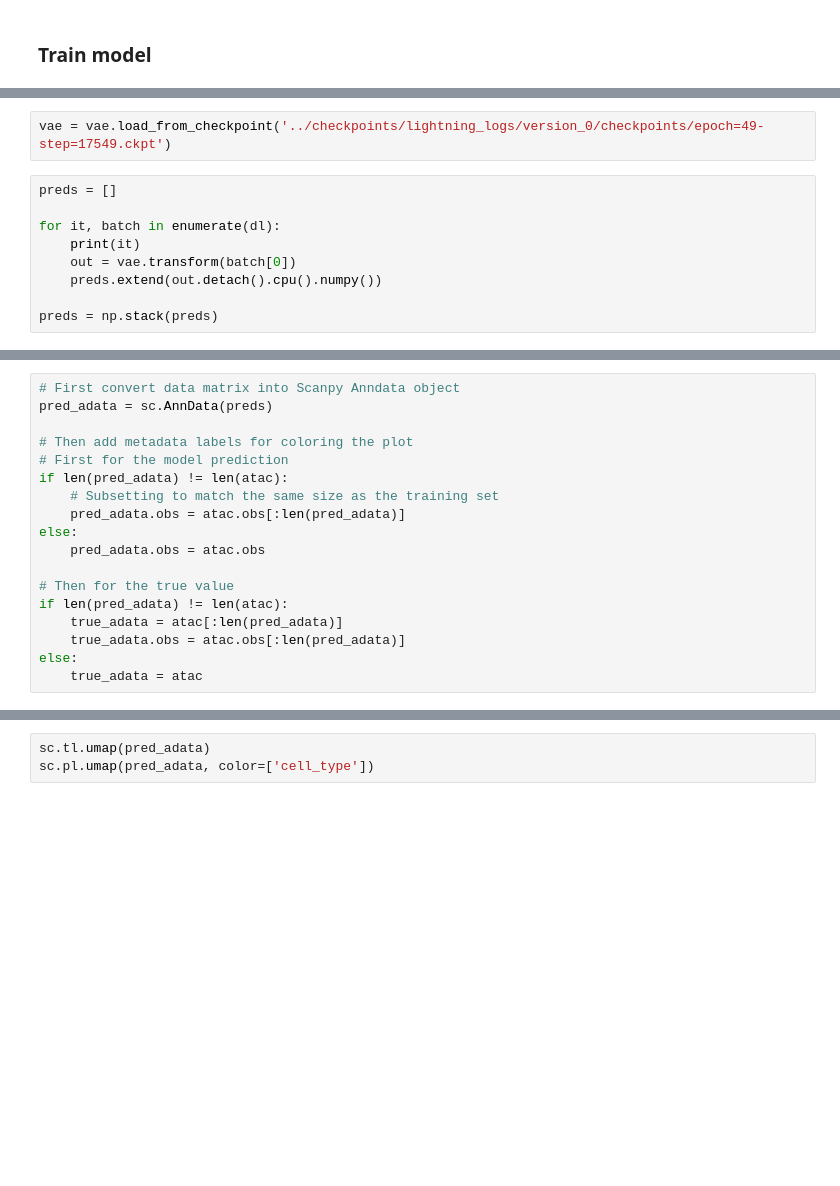
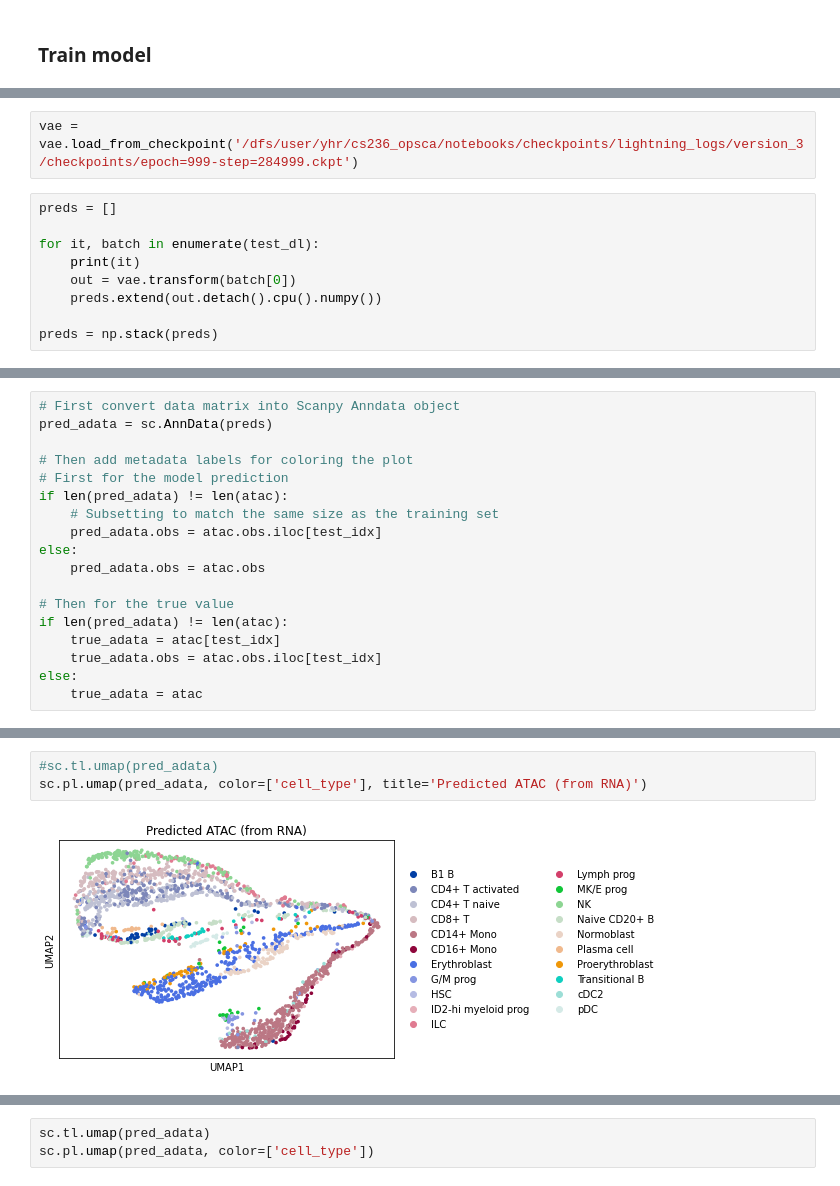
Before and after one commit to yhr91/cs236_opsca, a Jupyter notebook: notebooks/VAE-Analysis.ipynb, the cells around one changed output, grey strips where cells are left out. Saved outputs shown, nothing was run; the diff lists cells and outputs as text; blank space fills up the shorter version.

```diff
--- a/notebooks/VAE-Analysis.ipynb
+++ b/notebooks/VAE-Analysis.ipynb
@@ -247,9 +219,9 @@ TypeError: object of type 'NoneType' has no len()
 # %%
-vae = vae.load_from_checkpoint('../checkpoints/lightning_logs/version_0/checkpoints/epoch=49-step=17549.ckpt')
+vae = vae.load_from_checkpoint('/dfs/user/yhr/cs236_opsca/notebooks/checkpoints/lightning_logs/version_3/checkpoints/epoch=999-step=284999.ckpt')
 # %%
 preds = []
 
-for it, batch in enumerate(dl):
+for it, batch in enumerate(test_dl):
     print(it)
     out = vae.transform(batch[0])
     preds.extend(out.detach().cpu().numpy())
@@ -271,14 +257,14 @@ pred_adata = sc.AnnData(preds)
 # First for the model prediction
 if len(pred_adata) != len(atac):
     # Subsetting to match the same size as the training set
-    pred_adata.obs = atac.obs[:len(pred_adata)]
+    pred_adata.obs = atac.obs.iloc[test_idx]
 else:
     pred_adata.obs = atac.obs
 
 # Then for the true value
 if len(pred_adata) != len(atac):
-    true_adata = atac[:len(pred_adata)]
-    true_adata.obs = atac.obs[:len(pred_adata)]
+    true_adata = atac[test_idx]
+    true_adata.obs = atac.obs.iloc[test_idx]
 else:
     true_adata = atac
 # %%
@@ -286,0 +278,5 @@ sc.pp.neighbors(true_adata)
+# %%
+#sc.tl.umap(pred_adata)
+sc.pl.umap(pred_adata, color=['cell_type'], title='Predicted ATAC (from RNA)')
+# %% [output]
+[figure, added]
```
Also changed, not shown: parts of 17 cells of this notebook.
